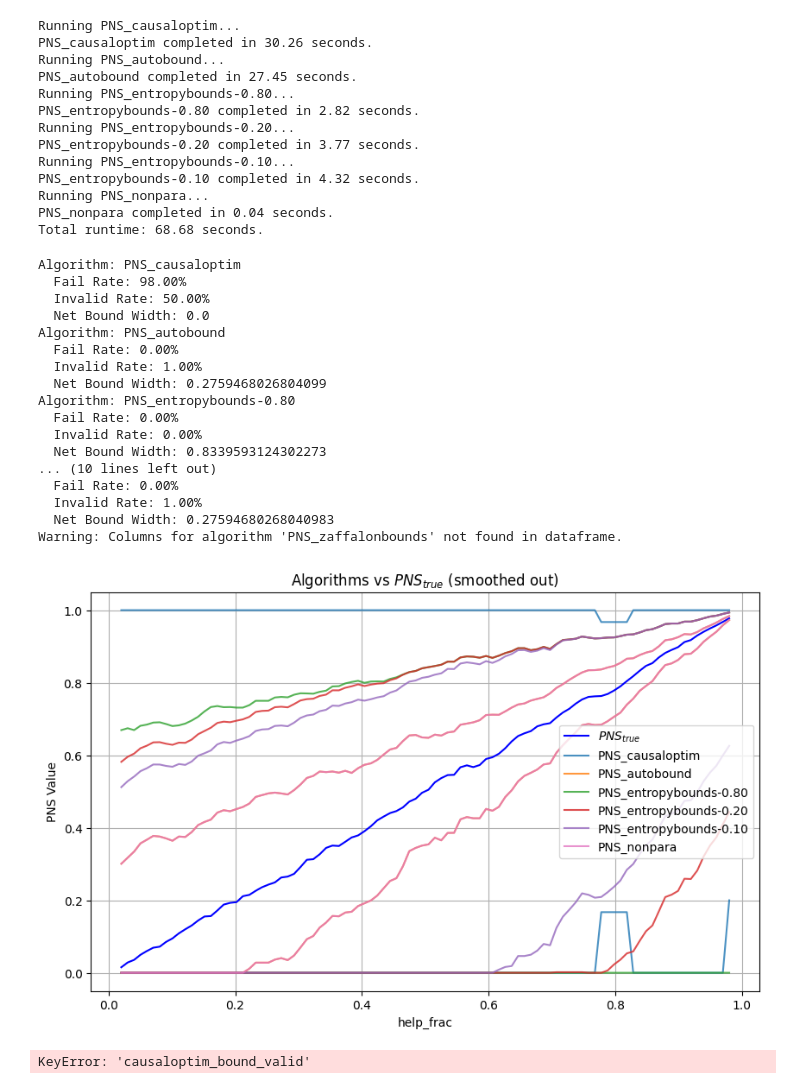
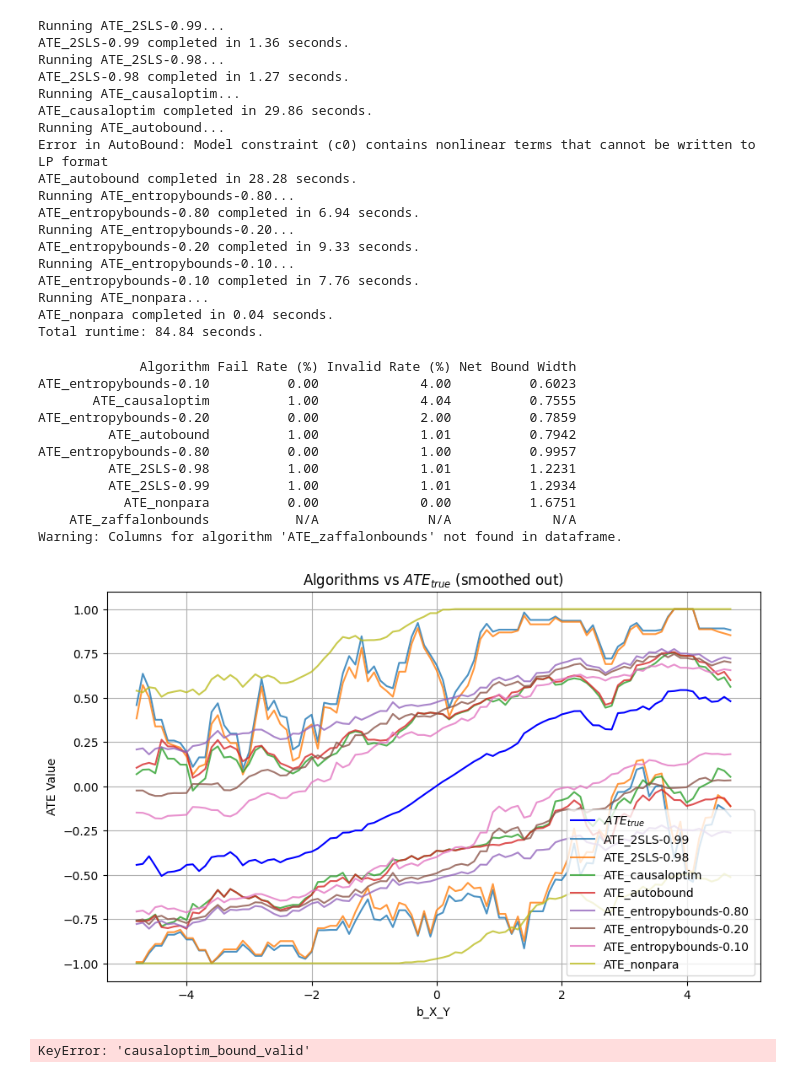
Before and after one commit to tmaringgele/causal-bounds, a Jupyter notebook: simulation_engine/test.ipynb, the cells around one changed output. Cells and saved outputs as stored; diff of their text form; code cells hidden in the pictures.

```diff
--- a/simulation_engine/test.ipynb
+++ b/simulation_engine/test.ipynb
@@ -22,6 +22,6 @@ warnings.simplefilter(action='ignore', category=FutureWarning)
 
 from simulation_engine.algorithms.zaffalonbounds import ZaffalonBounds
 # %%
-data = BinaryIV.generate_response_type_data(N_simulations=100)
+data = BinaryIV.generate_data_rolling_ate(N_simulations=100)
 data
 # %% [output]
@@ -45,43 +45,43 @@ algorithms = [alg for alg in binaryIV.get_algorithms('PNS') if 'zaffalonbounds'
 algorithms
 runtimes = binaryIV.run_all_bounding_algorithms(algorithms)
 # %% [output]
-Running PNS_causaloptim...
-PNS_causaloptim completed in 30.26 seconds.
-Running PNS_autobound...
-PNS_autobound completed in 27.45 seconds.
-Running PNS_entropybounds-0.80...
-PNS_entropybounds-0.80 completed in 2.82 seconds.
-Running PNS_entropybounds-0.20...
-PNS_entropybounds-0.20 completed in 3.77 seconds.
-Running PNS_entropybounds-0.10...
-PNS_entropybounds-0.10 completed in 4.32 seconds.
-Running PNS_nonpara...
-PNS_nonpara completed in 0.04 seconds.
-Total runtime: 68.68 seconds.
+Running ATE_2SLS-0.99...
+ATE_2SLS-0.99 completed in 1.36 seconds.
+Running ATE_2SLS-0.98...
+ATE_2SLS-0.98 completed in 1.27 seconds.
+Running ATE_causaloptim...
+ATE_causaloptim completed in 29.86 seconds.
+Running ATE_autobound...
+Error in AutoBound: Model constraint (c0) contains nonlinear terms that cannot be written to LP format
+ATE_autobound completed in 28.28 seconds.
+Running ATE_entropybounds-0.80...
+ATE_entropybounds-0.80 completed in 6.94 seconds.
+Running ATE_entropybounds-0.20...
+ATE_entropybounds-0.20 completed in 9.33 seconds.
+Running ATE_entropybounds-0.10...
+ATE_entropybounds-0.10 completed in 7.76 seconds.
+Running ATE_nonpara...
+ATE_nonpara completed in 0.04 seconds.
+Total runtime: 84.84 seconds.
 # %%
 algorithms = list(runtimes['runtimes'].keys())
-ate_algs = binaryIV.get_algorithms('PNS')
-PlottingUtil.print_bound_statistics(binaryIV.data, ate_algs)
-PlottingUtil.plot_smoothed_query_vs_bounds(binaryIV.data, 'PNS', ate_algs, 5, False, 'help_frac')
+ate_algs = binaryIV.get_algorithms('ATE')
+# PlottingUtil.print_bound_statistics(binaryIV.data, ate_algs)
+PlottingUtil.print_bound_statistics_table(binaryIV.data, ate_algs)
+PlottingUtil.plot_smoothed_query_vs_bounds(binaryIV.data, 'ATE', ate_algs, 5, False)
 # %% [output]
-Algorithm: PNS_causaloptim
-  Fail Rate: 98.00%
-  Invalid Rate: 50.00%
-  Net Bound Width: 0.0
-Algorithm: PNS_autobound
-  Fail Rate: 0.00%
-  Invalid Rate: 1.00%
-  Net Bound Width: 0.2759468026804099
-Algorithm: PNS_entropybounds-0.80
-  Fail Rate: 0.00%
-  Invalid Rate: 0.00%
-  Net Bound Width: 0.8339593124302273
-... (10 lines left out)
-  Fail Rate: 0.00%
-  Invalid Rate: 1.00%
-  Net Bound Width: 0.27594680268040983
-Warning: Columns for algorithm 'PNS_zaffalonbounds' not found in dataframe.
+             Algorithm Fail Rate (%) Invalid Rate (%) Net Bound Width
+ATE_entropybounds-0.10          0.00             4.00          0.6023
+       ATE_causaloptim          1.00             4.04          0.7555
+ATE_entropybounds-0.20          0.00             2.00          0.7859
+         ATE_autobound          1.00             1.01          0.7942
+ATE_entropybounds-0.80          0.00             1.00          0.9957
+         ATE_2SLS-0.98          1.00             1.01          1.2231
+         ATE_2SLS-0.99          1.00             1.01          1.2934
+           ATE_nonpara          0.00             0.00          1.6751
+    ATE_zaffalonbounds           N/A              N/A             N/A
+Warning: Columns for algorithm 'ATE_zaffalonbounds' not found in dataframe.
-[figure, old version]
+[figure, new version]
 # %%
 invalids = binaryIV.data[binaryIV.data['causaloptim_bound_valid'] == False]
 invalIV = BinaryIV('IV Dag', invalids)
```
Also changed, not shown: parts of 1 cell of this notebook, 1 other file.
